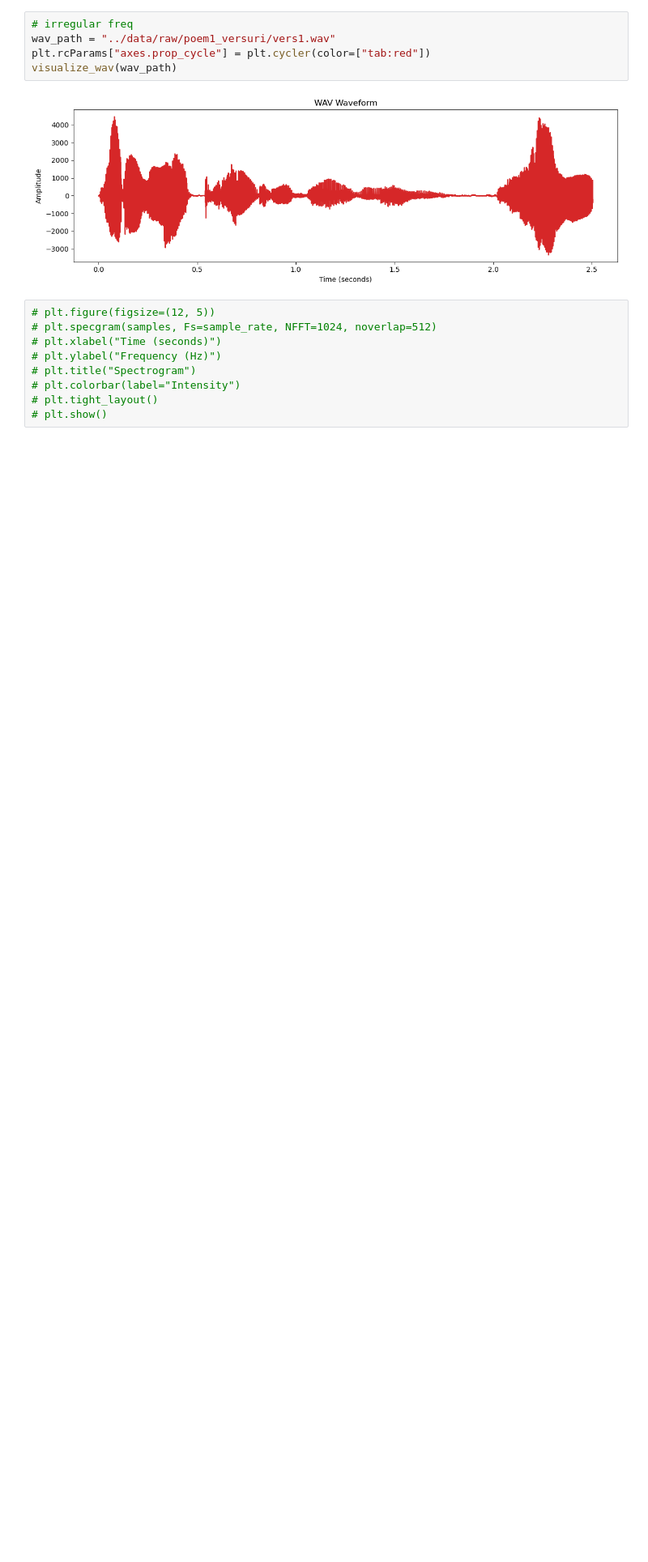
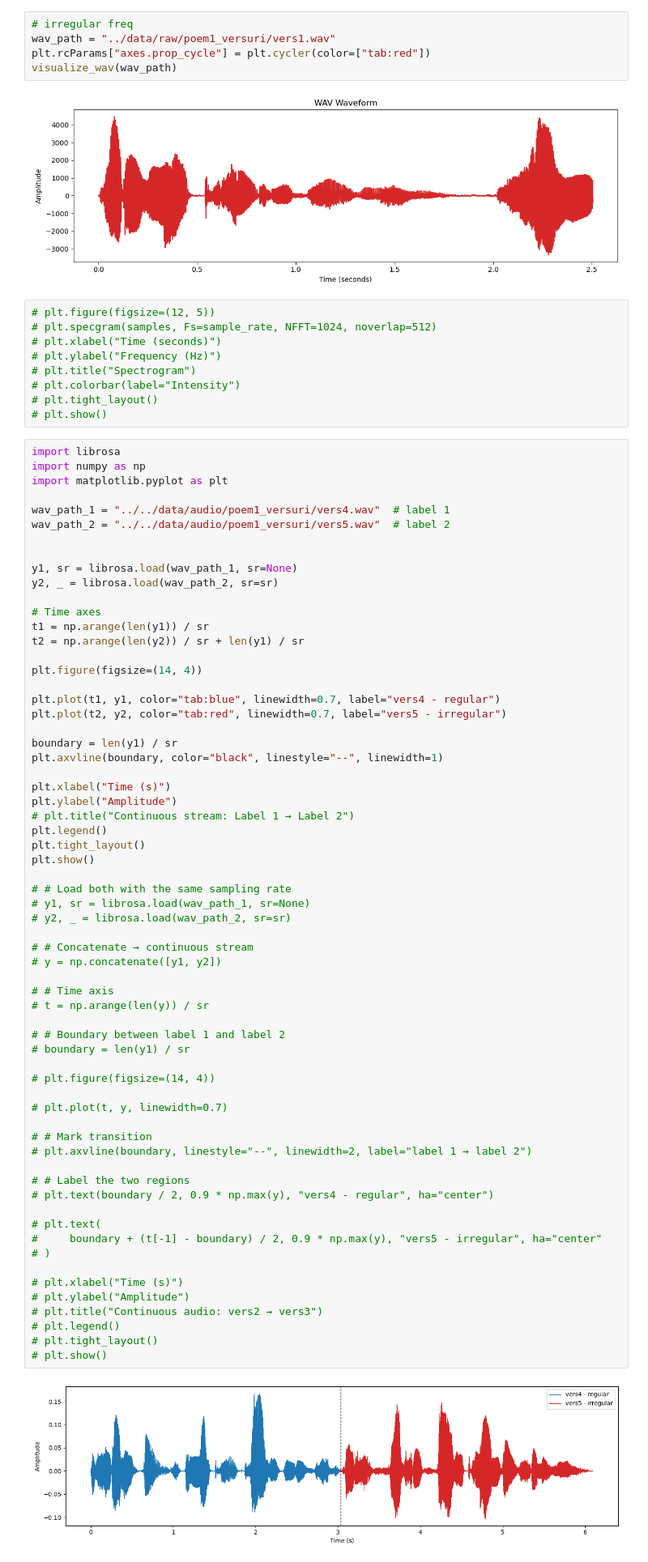
Before and after one commit to BuiHoangTu/adapt.eeg-neural-entrainment, a Jupyter notebook: notebooks/before-raw/11.wav_visualize.ipynb, the cells around one changed output. Shown at 81% size. Drawn from its saved outputs; the diff is of its cells as text; blank space fills up the shorter version.

```diff
--- a/notebooks/before-raw/11.wav_visualize.ipynb
+++ b/notebooks/before-raw/11.wav_visualize.ipynb
@@ -51,3 +51,69 @@ visualize_wav(wav_path)
 # plt.colorbar(label="Intensity")
 # plt.tight_layout()
 # plt.show()
+# %%
+import librosa
+import numpy as np
+import matplotlib.pyplot as plt
+
+wav_path_1 = "../../data/audio/poem1_versuri/vers4.wav"  # label 1
+wav_path_2 = "../../data/audio/poem1_versuri/vers5.wav"  # label 2
+
+
+y1, sr = librosa.load(wav_path_1, sr=None)
+y2, _ = librosa.load(wav_path_2, sr=sr)
+
+# Time axes
+t1 = np.arange(len(y1)) / sr
+t2 = np.arange(len(y2)) / sr + len(y1) / sr
+
+plt.figure(figsize=(14, 4))
+
+plt.plot(t1, y1, color="tab:blue", linewidth=0.7, label="vers4 - regular")
+plt.plot(t2, y2, color="tab:red", linewidth=0.7, label="vers5 - irregular")
+
+boundary = len(y1) / sr
+plt.axvline(boundary, color="black", linestyle="--", linewidth=1)
+
+plt.xlabel("Time (s)")
+plt.ylabel("Amplitude")
+# plt.title("Continuous stream: Label 1 → Label 2")
+plt.legend()
+plt.tight_layout()
+plt.show()
+
+# # Load both with the same sampling rate
+# y1, sr = librosa.load(wav_path_1, sr=None)
+# y2, _ = librosa.load(wav_path_2, sr=sr)
+
+# # Concatenate → continuous stream
+# y = np.concatenate([y1, y2])
+
+# # Time axis
+# t = np.arange(len(y)) / sr
+
+# # Boundary between label 1 and label 2
+# boundary = len(y1) / sr
+
+# plt.figure(figsize=(14, 4))
+
+# plt.plot(t, y, linewidth=0.7)
+
+# # Mark transition
+# plt.axvline(boundary, linestyle="--", linewidth=2, label="label 1 → label 2")
+
+# # Label the two regions
+# plt.text(boundary / 2, 0.9 * np.max(y), "vers4 - regular", ha="center")
+
+# plt.text(
+#     boundary + (t[-1] - boundary) / 2, 0.9 * np.max(y), "vers5 - irregular", ha="center"
+# )
+
+# plt.xlabel("Time (s)")
+# plt.ylabel("Amplitude")
+# plt.title("Continuous audio: vers2 → vers3")
+# plt.legend()
+# plt.tight_layout()
+# plt.show()
+# %% [output]
+[figure, added]
```
Also changed, not shown: parts of 4 cells of this notebook.
